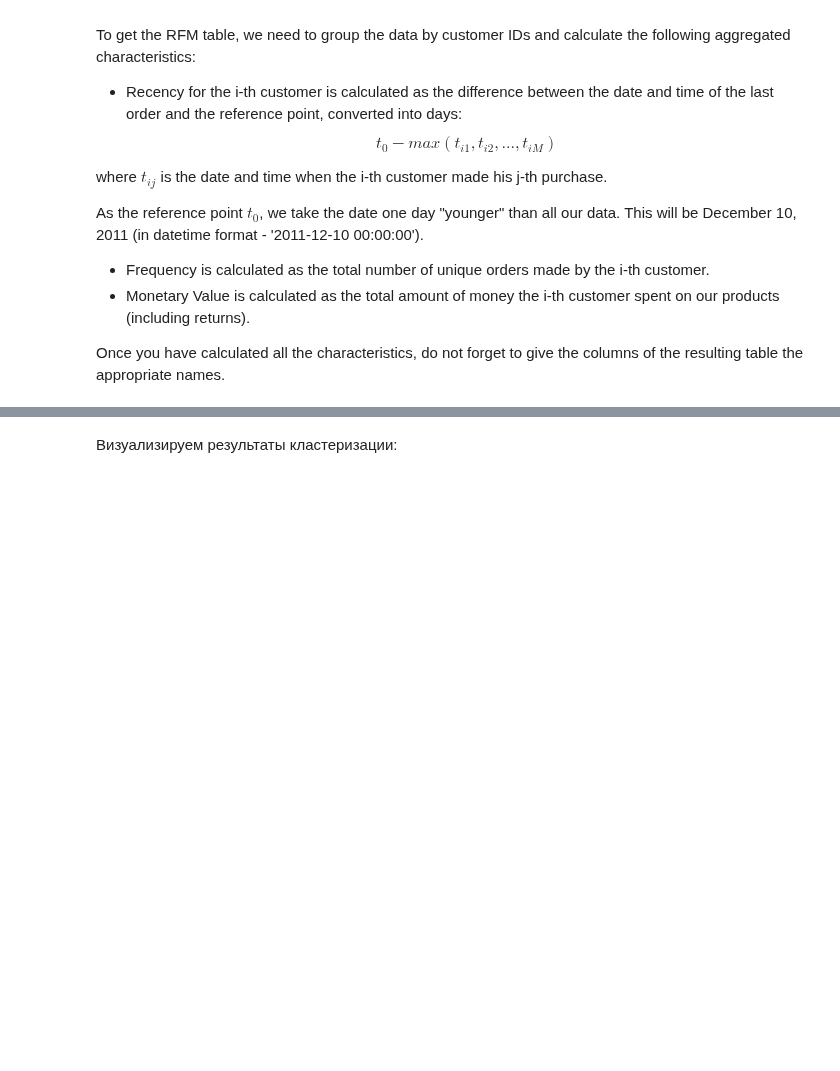
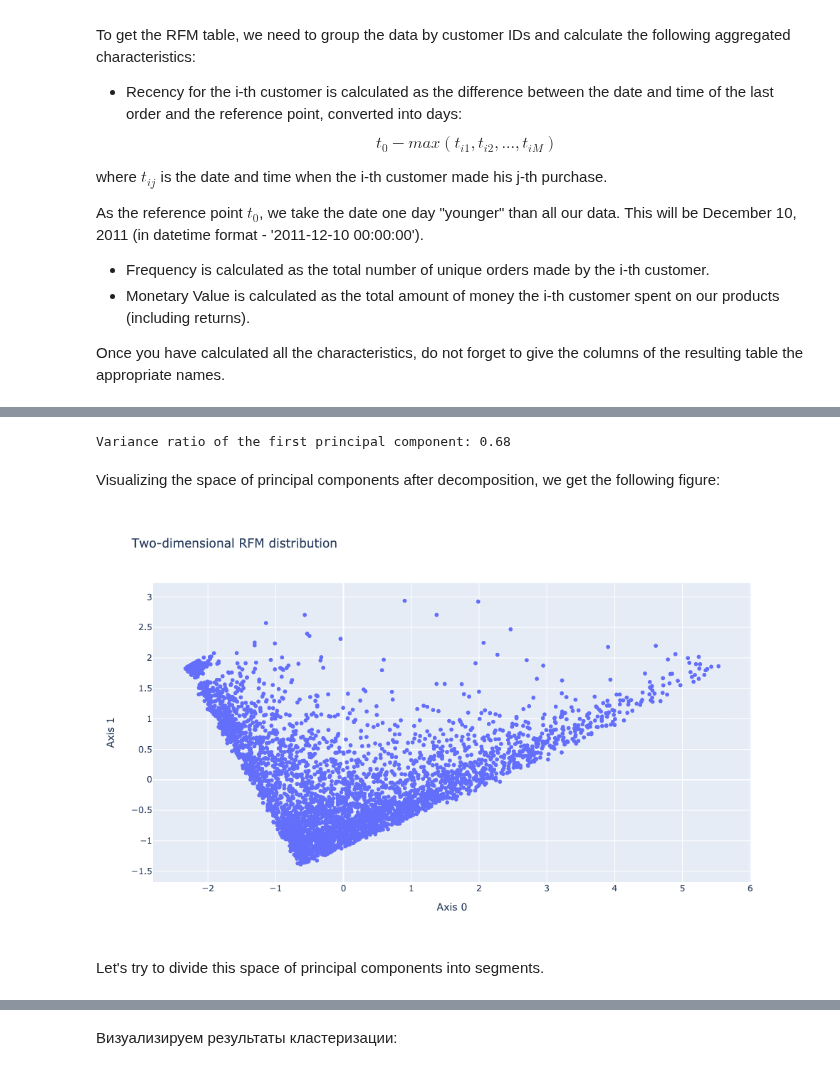
Before and after one commit to helios12/DataScienceProjects, a Jupyter notebook: projects/project-6/Project-6.Customer_segmentation.ipynb, the cells around one changed output, grey strips where cells are left out. Drawn from its saved outputs; the diff is of its cells as text; code cells hidden in the pictures; blank space fills up the shorter version.

```diff
--- a/projects/project-6/Project-6.Customer_segmentation.ipynb
+++ b/projects/project-6/Project-6.Customer_segmentation.ipynb
@@ -929,0 +923,30 @@ sns.scatterplot(data=rfm_table_processed, x='axis-1', y='axis-2');
+# %%
+pl = pipeline.Pipeline(
+    [
+        ('scaler', preprocessing.StandardScaler()),
+        ('pca', decomposition.PCA(n_components=2))
+    ]
+)
+rfm_scaled_reduced = pl.fit_transform(rfm_wo_outliers)
+print('Variance ratio of the first principal component:', pl['pca'].explained_variance_ratio_[0].round(2))
+# %% [output]
+Variance ratio of the first principal component: 0.68
+# %% [markdown]
+Visualizing the space of principal components after decomposition, we get the following figure:
+# %%
+fig = px.scatter(
+    rfm_scaled_reduced,
+    x=0,
+    y=1,
+    width=1000,
+    height=600,
+    title='Two-dimensional RFM distribution'
+).update_layout(
+    xaxis_title='Axis 0',
+    yaxis_title='Axis 1'
+)
+fig.show('png')
+# %% [output]
+[figure, added]
+# %% [markdown]
+Let's try to divide this space of principal components into segments.
```
Also changed, not shown: parts of 41 cells of this notebook, 1 other file.
